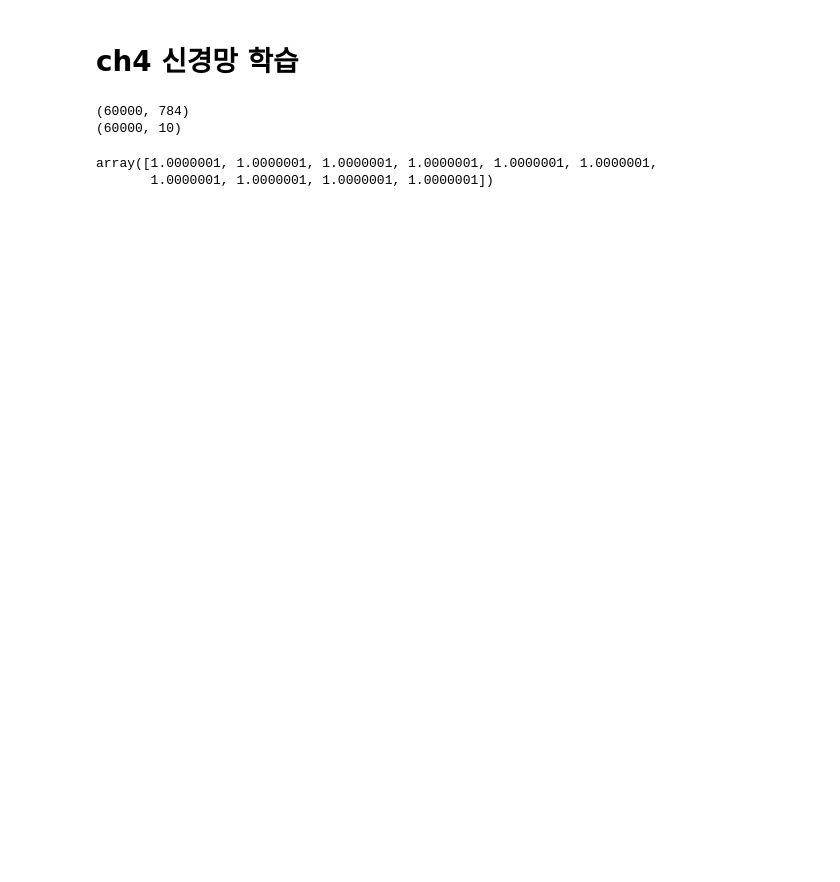
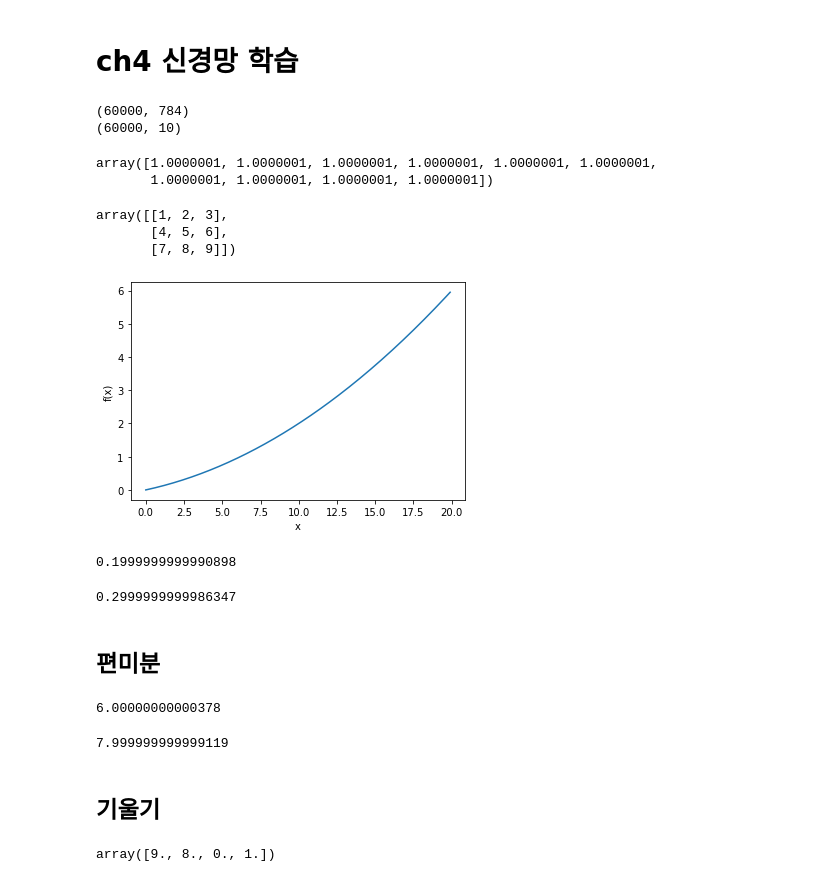
Before and after one commit to amkso/GJ_AIschool, a Jupyter notebook: 인공지능사관학교/밑바닥부터_시작하는_딥러닝/ch04/0927_0928.ipynb, the cells around one changed output. Saved outputs shown, nothing was run; the diff lists cells and outputs as text; code cells hidden in the pictures; blank space fills up the shorter version.

```diff
--- a/인공지능사관학교/밑바닥부터_시작하는_딥러닝/ch04/0927_0928.ipynb
+++ b/인공지능사관학교/밑바닥부터_시작하는_딥러닝/ch04/0927_0928.ipynb
@@ -48,3 +48,10 @@ t_batch[np.arange(batch_size), np.argmax(t_batch, axis=1)] + 1e-7
 # %% [output]
 array([1.0000001, 1.0000001, 1.0000001, 1.0000001, 1.0000001, 1.0000001,
        1.0000001, 1.0000001, 1.0000001, 1.0000001])
+# %%
+A = np.array(range(1,10)).reshape(3,3)
+A
+# %% [output]
+array([[1, 2, 3],
+       [4, 5, 6],
+       [7, 8, 9]])
@@ -50,0 +62,24 @@ array([1.0000001, 1.0000001, 1.0000001, 1.0000001, 1.0000001, 1.0000001,
+# %%
+def function_1(x):
+    return 0.01 * x**2 + 0.1*x
+import numpy as np
+import matplotlib.pylab as plt
+
+x = np.arange(0.0, 20.0, 0.1)
+y = function_1(x)
+plt.xlabel("x")
+plt.ylabel("f(x)")
+plt.plot(x, y)
+plt.show()
+# %% [output]
+[figure, added]
+# %%
+numerical_diff(function_1, 5)
+# %% [output]
+0.1999999999990898
+# %%
+numerical_diff(function_1, 10)
+# %% [output]
+0.2999999999986347
+# %% [markdown]
+## 편미분
@@ -50,0 +89,18 @@ array([1.0000001, 1.0000001, 1.0000001, 1.0000001, 1.0000001, 1.0000001,
+# %%
+# x0 = 3, x1 = 4
+def function_tmp1(x0):
+    return x0*x0 + 4.0**2
+
+numerical_diff(function_tmp1, 3.0)
+# %% [output]
+6.00000000000378
+# %%
+# x0 = 3, x1 = 4
+def function_tmp2(x1):
+    return 3.0**2 + x1*x1
+
+numerical_diff(function_tmp2, 4.0)
+# %% [output]
+7.999999999999119
+# %% [markdown]
+## 기울기
@@ -50,0 +128,4 @@ array([1.0000001, 1.0000001, 1.0000001, 1.0000001, 1.0000001, 1.0000001,
+# %%
+numerical_gradient(func, np.array([3.0,4.0,5.0,7.0]))
+# %% [output]
+array([9., 8., 0., 1.])
```
Also changed, not shown: parts of 26 cells of this notebook.
